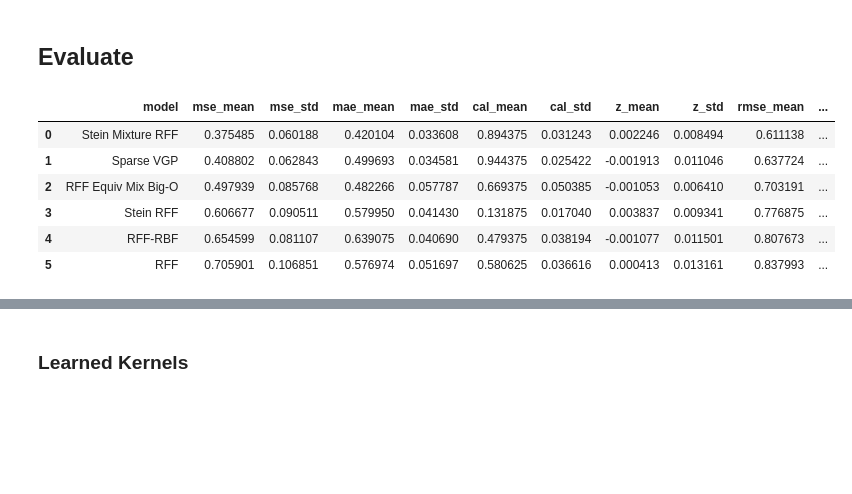
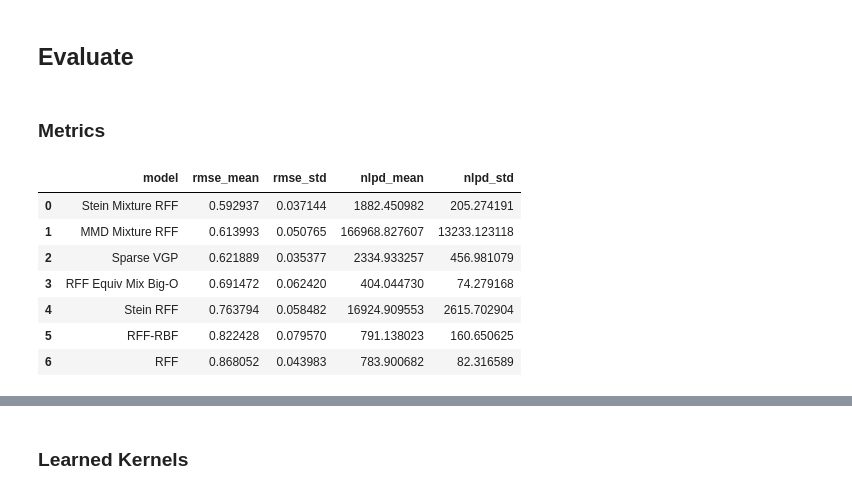
Before and after one commit to houstonwarren/m-srfr, a Jupyter notebook: experiments/wine/wine.ipynb, the cells around one changed output, grey strips where cells are left out. Drawn from its saved outputs; the diff is of its cells as text; code cells hidden in the pictures; blank space fills up the shorter version.

```diff
--- a/experiments/wine/wine.ipynb
+++ b/experiments/wine/wine.ipynb
@@ -515,5 +489,5 @@ res_df.to_csv("results10.csv", index=False)
 # %%
-res_df = pd.read_csv("results10.csv")
+res_df = pd.read_csv("results_cr.csv")
 
 names = {
     "rff": "RFF",
@@ -523,25 +497,29 @@ names = {
     "srf": "Stein RFF",
     "qrff": "RFF Equiv Mix Big-O",
     "mix": "Stein Mixture RFF",
+    "mmd": "MMD Mixture RFF",
     "nmix": "Nonstationary Stein Mixture RFF",
 }
 
 res_df["model"] = res_df["model"].apply(lambda x: names[x])
 res_df["rmse"] = np.sqrt(res_df["mse"])
 res_df["log_mse"] = np.log(res_df["mse"])
+# %% [markdown]
+### Metrics
 # %%
 sum_df = res_df.groupby("model").agg(["mean", "std"])
 sum_df.columns = sum_df.columns.map(lambda x: '_'.join(x) if isinstance(x, tuple) else x)
 sum_df = sum_df.sort_values("rmse_mean", ascending=True).reset_index()
-sum_df
+sum_df[['model', 'rmse_mean', 'rmse_std', "nlpd_mean", "nlpd_std"]]
 # %% [output]
-|  | model | mse_mean | mse_std | mae_mean | mae_std | cal_mean | cal_std | z_mean | z_std | rmse_mean | ... |
-| 0 | Stein Mixture RFF | 0.375485 | 0.060188 | 0.420104 | 0.033608 | 0.894375 | 0.031243 | 0.002246 | 0.008494 | 0.611138 | ... |
-| 1 | Sparse VGP | 0.408802 | 0.062843 | 0.499693 | 0.034581 | 0.944375 | 0.025422 | -0.001913 | 0.011046 | 0.637724 | ... |
-| 2 | RFF Equiv Mix Big-O | 0.497939 | 0.085768 | 0.482266 | 0.057787 | 0.669375 | 0.050385 | -0.001053 | 0.006410 | 0.703191 | ... |
-| 3 | Stein RFF | 0.606677 | 0.090511 | 0.579950 | 0.041430 | 0.131875 | 0.017040 | 0.003837 | 0.009341 | 0.776875 | ... |
-| 4 | RFF-RBF | 0.654599 | 0.081107 | 0.639075 | 0.040690 | 0.479375 | 0.038194 | -0.001077 | 0.011501 | 0.807673 | ... |
-| 5 | RFF | 0.705901 | 0.106851 | 0.576974 | 0.051697 | 0.580625 | 0.036616 | 0.000413 | 0.013161 | 0.837993 | ... |
+|  | model | rmse_mean | rmse_std | nlpd_mean | nlpd_std |
+| 0 | Stein Mixture RFF | 0.592937 | 0.037144 | 1882.450982 | 205.274191 |
+| 1 | MMD Mixture RFF | 0.613993 | 0.050765 | 166968.827607 | 13233.123118 |
+| 2 | Sparse VGP | 0.621889 | 0.035377 | 2334.933257 | 456.981079 |
+| 3 | RFF Equiv Mix Big-O | 0.691472 | 0.062420 | 404.044730 | 74.279168 |
+| 4 | Stein RFF | 0.763794 | 0.058482 | 16924.909553 | 2615.702904 |
+| 5 | RFF-RBF | 0.822428 | 0.079570 | 791.138023 | 160.650625 |
+| 6 | RFF | 0.868052 | 0.043983 | 783.900682 | 82.316589 |
 # %%
 unique_models = res_df["model"].unique()
 colors = sns.color_palette("hls", len(unique_models))
```
Also changed, not shown: parts of 30 cells of this notebook, 15 other files.
